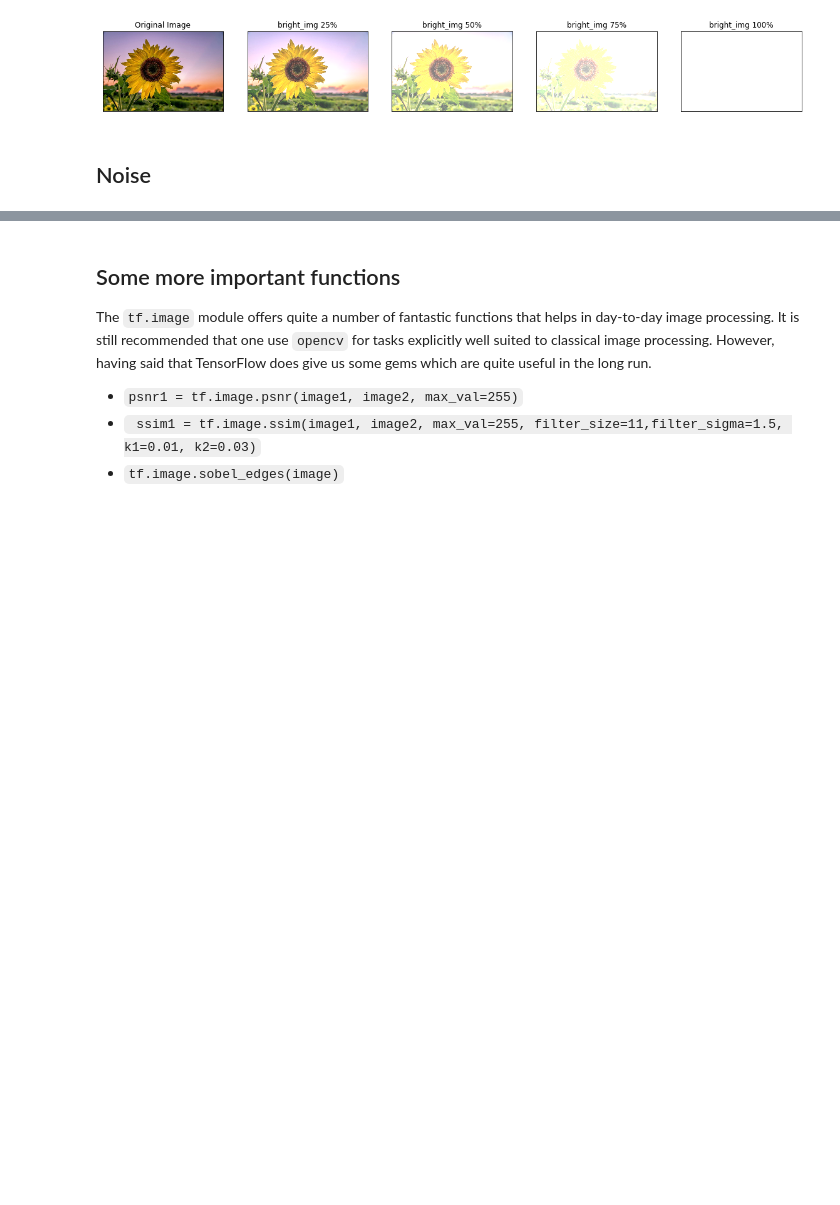
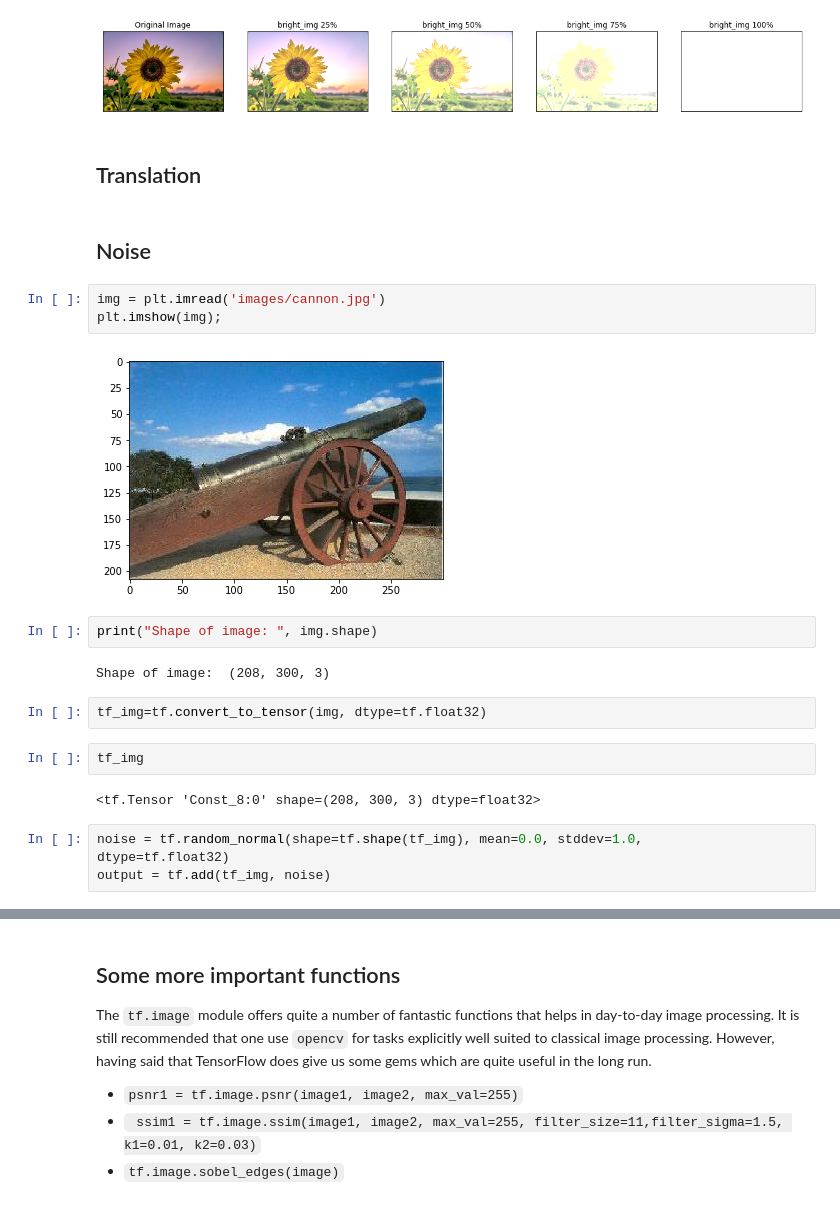
Before and after one commit to ayulockin/Adventures_in_Image_Processing_with_TF, a Jupyter notebook: TF image.ipynb, the cells around one changed output, grey strips where cells are left out. Saved outputs shown, nothing was run; the diff lists cells and outputs as text; blank space fills up the shorter version.

Commit message:
noise added

```diff
--- a/TF image.ipynb
+++ b/TF image.ipynb
@@ -132,5 +134,26 @@ for i in range(5):
 plt.show()
 # %% [output]
 [figure]
+# %% [markdown]
+## Translation
 # %% [markdown]
 ## Noise
+# %%
+img = plt.imread('images/cannon.jpg')
+plt.imshow(img);
+# %% [output]
+[figure, added]
+# %%
+print("Shape of image: ", img.shape)
+# %% [output]
+Shape of image:  (208, 300, 3)
+# %%
+tf_img=tf.convert_to_tensor(img, dtype=tf.float32)
+# %%
+tf_img
+# %% [output]
+<tf.Tensor 'Const_8:0' shape=(208, 300, 3) dtype=float32>
+# %%
+noise = tf.random_normal(shape=tf.shape(tf_img), mean=0.0, stddev=1.0,
+dtype=tf.float32)
+output = tf.add(tf_img, noise)
```
Also changed, not shown: parts of 4 cells of this notebook, 3 other files.
